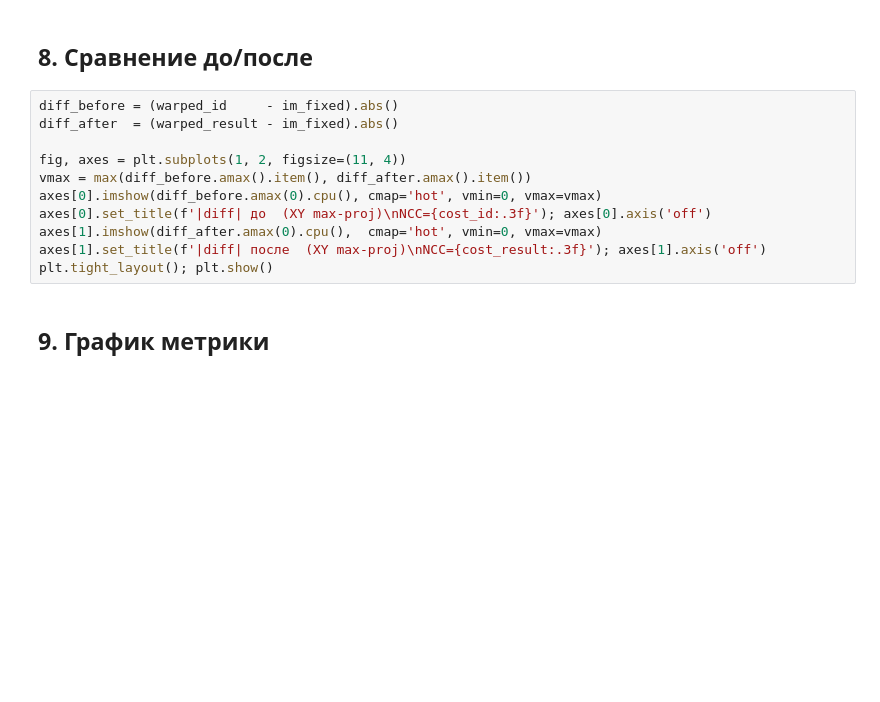
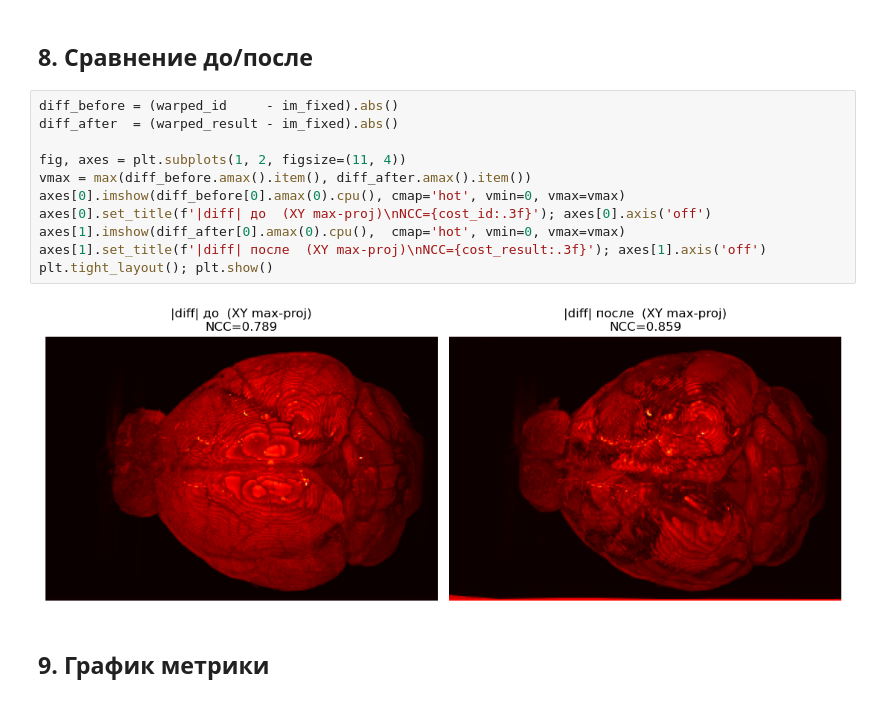
Before and after one commit to IADoronin/brain-morph, a Jupyter notebook: notebooks/brain_from_tif_reg.ipynb, the cells around one changed output. Cells and saved outputs as stored; diff of their text form; blank space fills up the shorter version.

```diff
--- a/notebooks/brain_from_tif_reg.ipynb
+++ b/notebooks/brain_from_tif_reg.ipynb
@@ -230,14 +214,16 @@ Volume((warped_result - im_fixed).abs().unsqueeze(0)).visualize(channel=0)
 # %%
 diff_before = (warped_id     - im_fixed).abs()
 diff_after  = (warped_result - im_fixed).abs()
 
 fig, axes = plt.subplots(1, 2, figsize=(11, 4))
 vmax = max(diff_before.amax().item(), diff_after.amax().item())
-axes[0].imshow(diff_before.amax(0).cpu(), cmap='hot', vmin=0, vmax=vmax)
+axes[0].imshow(diff_before[0].amax(0).cpu(), cmap='hot', vmin=0, vmax=vmax)
 axes[0].set_title(f'|diff| до  (XY max-proj)\nNCC={cost_id:.3f}'); axes[0].axis('off')
-axes[1].imshow(diff_after.amax(0).cpu(),  cmap='hot', vmin=0, vmax=vmax)
+axes[1].imshow(diff_after[0].amax(0).cpu(),  cmap='hot', vmin=0, vmax=vmax)
 axes[1].set_title(f'|diff| после  (XY max-proj)\nNCC={cost_result:.3f}'); axes[1].axis('off')
 plt.tight_layout(); plt.show()
+# %% [output]
+[figure, added]
 # %% [markdown]
 ## 9. График метрики
 # %%
```
Also changed, not shown: parts of 6 cells of this notebook, 1 other file.
